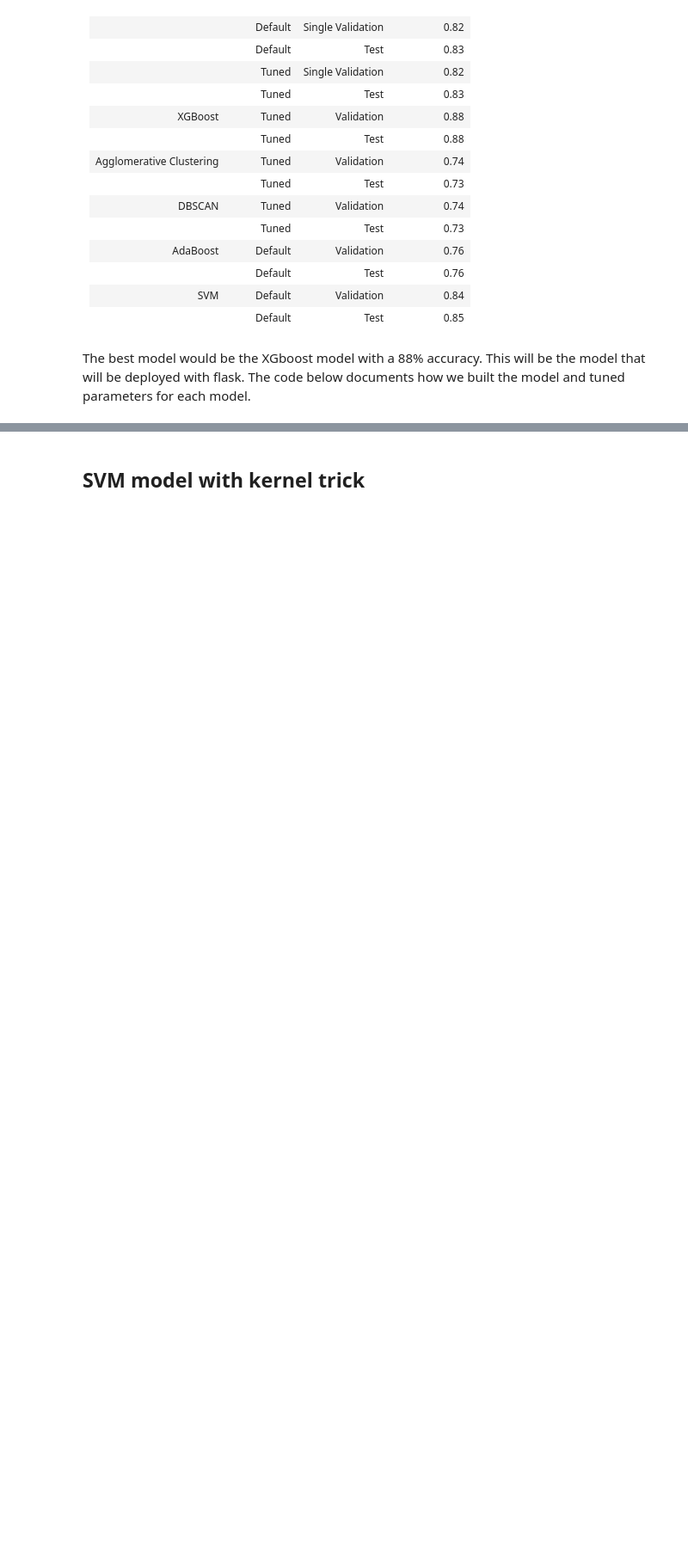
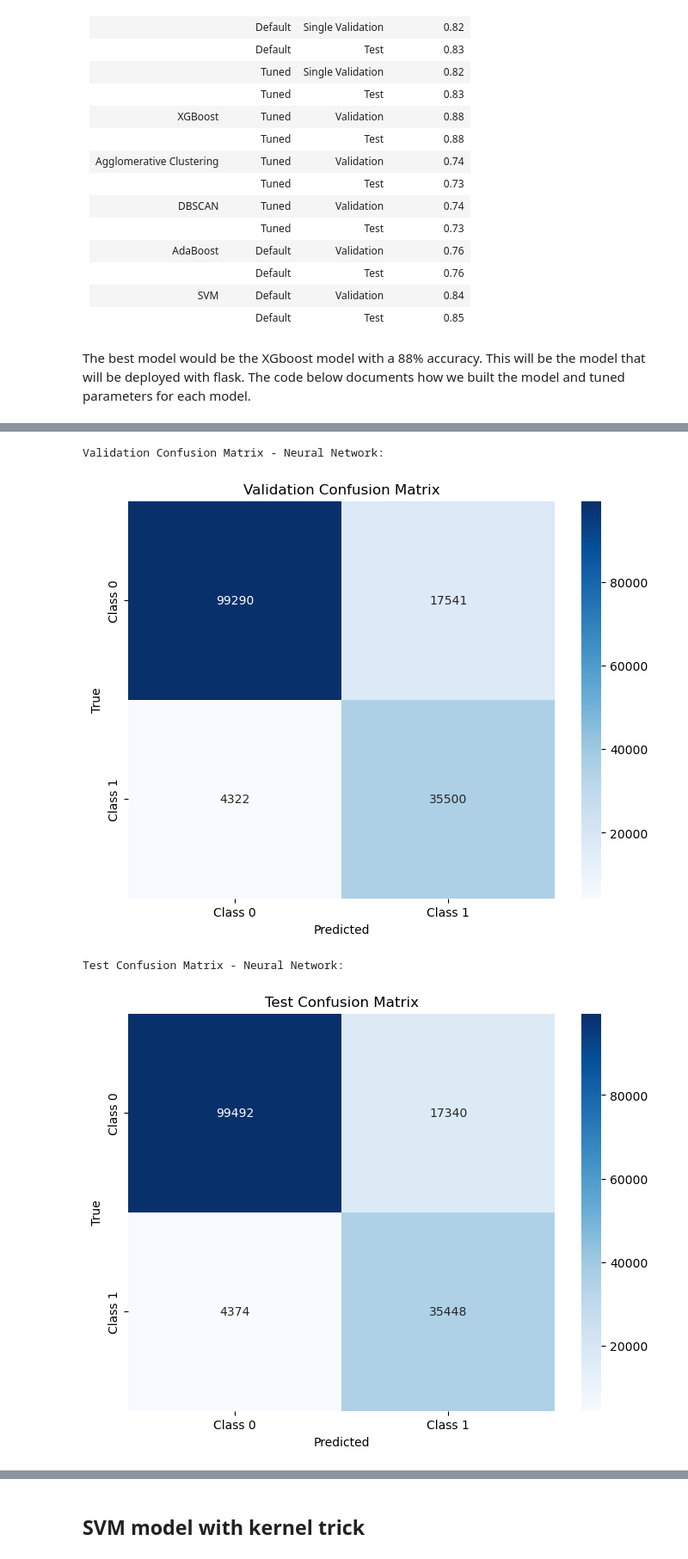
Before and after one commit to samantharivas/healthcare-market-saturation-fraud, a Jupyter notebook: Modeling.ipynb, the cells around one changed output, grey strips where cells are left out. Shown at 86% size. Drawn from its saved outputs; the diff is of its cells as text; code cells hidden in the pictures; blank space fills up the shorter version.

```diff
--- a/Modeling.ipynb
+++ b/Modeling.ipynb
@@ -614,0 +1085,3 @@ print(f'Tuned Agglomerative Clustering model saved at: {agg_best_model_path}')
+# %%
+# fit the model
+random_search_nn.fit(x_train_sampled, y_train_sampled)
@@ -614,0 +1104,8 @@ print(f'Tuned Agglomerative Clustering model saved at: {agg_best_model_path}')
+# %%
+# best parameters, estimator, score
+best_model_nn = random_search_nn.best_estimator_
+best_params_nn = random_search_nn.best_params_
+best_score_nn = random_search_nn.best_score_
+
+print(f'Best Parameters for Neural Network: {best_params_nn}')
+print(f'Best Cross-Validation Score: {best_score_nn}')
@@ -614,0 +1117,6 @@ print(f'Tuned Agglomerative Clustering model saved at: {agg_best_model_path}')
+# %%
+# evaluate model - val, test, train
+nn_metrics = evaluate_model(best_model_nn, x_val_scaled_pca, y_val, x_test_scaled_pca, y_test, x_train_scaled_pca, y_train)
+
+# convert to df
+nn_metrics_df = metrics_to_dataframe(nn_metrics)
@@ -614,0 +1159,12 @@ print(f'Tuned Agglomerative Clustering model saved at: {agg_best_model_path}')
+# %%
+# Plot confusion matrices
+print("Validation Confusion Matrix - Neural Network:")
+plot_confusion_matrix(nn_metrics['Confusion Matrix']['Validation'], 'Validation Confusion Matrix')
+
+print("Test Confusion Matrix - Neural Network:")
+plot_confusion_matrix(nn_metrics['Confusion Matrix']['Test'], 'Test Confusion Matrix')
+# %% [output]
+Validation Confusion Matrix - Neural Network:
+[figure, added]
+Test Confusion Matrix - Neural Network:
+[figure, added]
```
Also changed, not shown: parts of 112 cells of this notebook, 15 other files.
